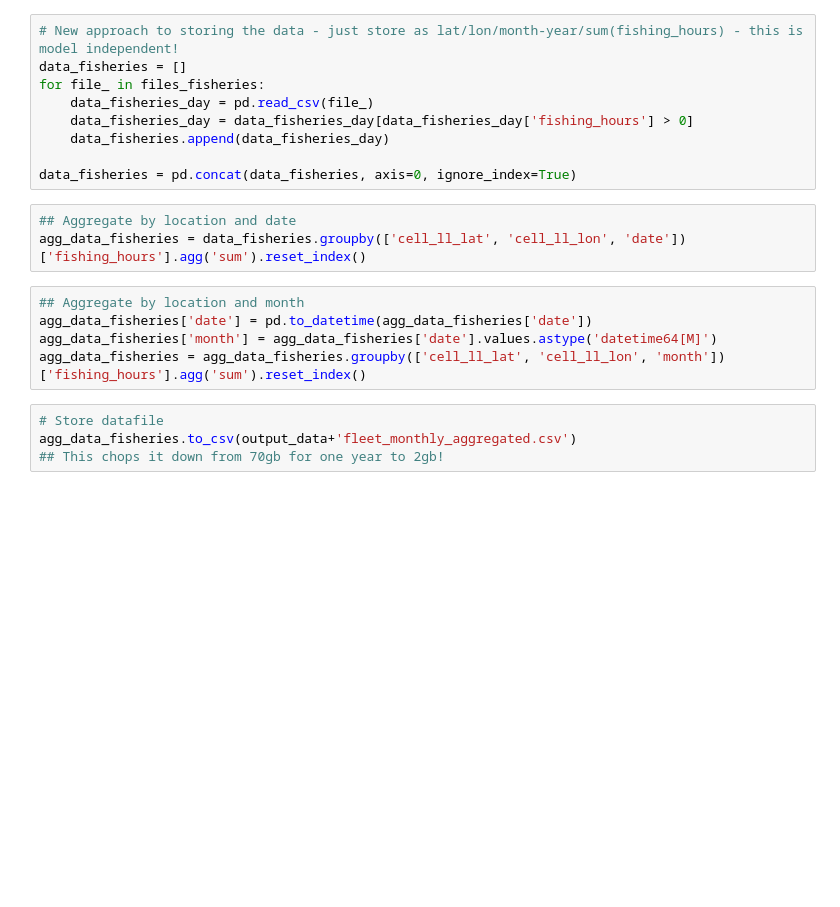
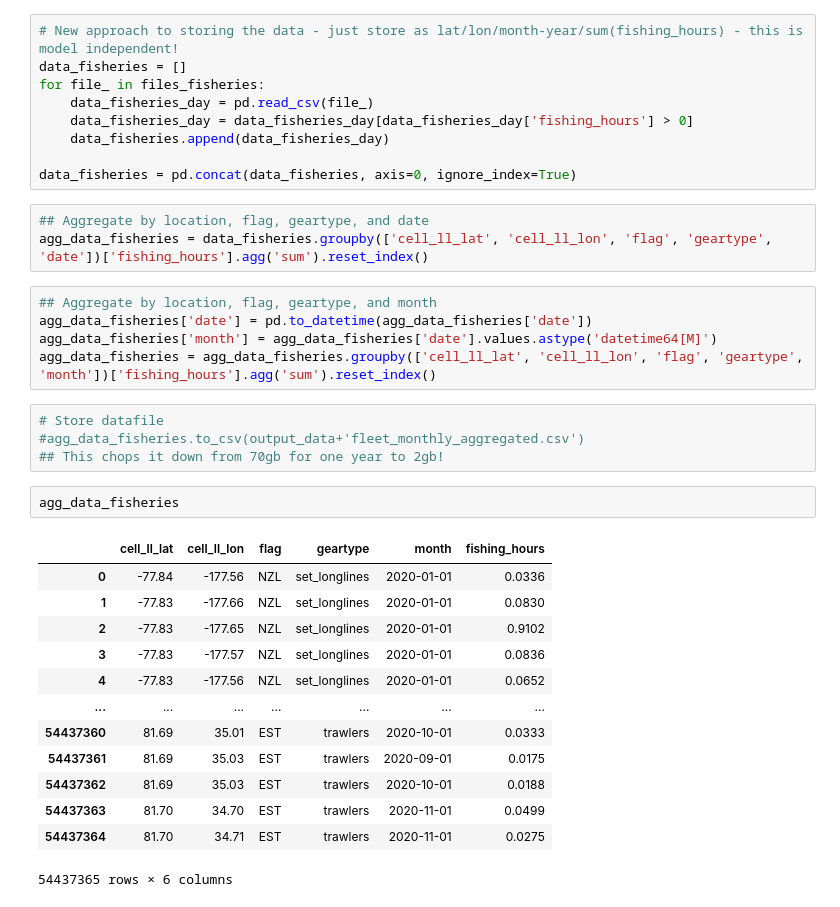
Before and after one commit to fanqi203/plasticparcels, a Jupyter notebook: src/release/create_fisheries_release.ipynb, the cells around one changed output. Saved outputs shown, nothing was run; the diff lists cells and outputs as text; blank space fills up the shorter version.

```diff
--- a/src/release/create_fisheries_release.ipynb
+++ b/src/release/create_fisheries_release.ipynb
@@ -23,14 +24,30 @@ for file_ in files_fisheries:
 
 data_fisheries = pd.concat(data_fisheries, axis=0, ignore_index=True)
 # %%
-## Aggregate by location and date
-agg_data_fisheries = data_fisheries.groupby(['cell_ll_lat', 'cell_ll_lon', 'date'])['fishing_hours'].agg('sum').reset_index()
+## Aggregate by location, flag, geartype, and date
+agg_data_fisheries = data_fisheries.groupby(['cell_ll_lat', 'cell_ll_lon', 'flag', 'geartype', 'date'])['fishing_hours'].agg('sum').reset_index()
 # %%
-## Aggregate by location and month
+## Aggregate by location, flag, geartype, and month
 agg_data_fisheries['date'] = pd.to_datetime(agg_data_fisheries['date'])
 agg_data_fisheries['month'] = agg_data_fisheries['date'].values.astype('datetime64[M]')
-agg_data_fisheries = agg_data_fisheries.groupby(['cell_ll_lat', 'cell_ll_lon', 'month'])['fishing_hours'].agg('sum').reset_index()
+agg_data_fisheries = agg_data_fisheries.groupby(['cell_ll_lat', 'cell_ll_lon', 'flag', 'geartype', 'month'])['fishing_hours'].agg('sum').reset_index()
 # %%
 # Store datafile
-agg_data_fisheries.to_csv(output_data+'fleet_monthly_aggregated.csv')
+#agg_data_fisheries.to_csv(output_data+'fleet_monthly_aggregated.csv')
 ## This chops it down from 70gb for one year to 2gb!
+# %%
+agg_data_fisheries
+# %% [output]
+|  | cell_ll_lat | cell_ll_lon | flag | geartype | month | fishing_hours |
+| 0 | -77.84 | -177.56 | NZL | set_longlines | 2020-01-01 | 0.0336 |
+| 1 | -77.83 | -177.66 | NZL | set_longlines | 2020-01-01 | 0.0830 |
+| 2 | -77.83 | -177.65 | NZL | set_longlines | 2020-01-01 | 0.9102 |
+| 3 | -77.83 | -177.57 | NZL | set_longlines | 2020-01-01 | 0.0836 |
+| 4 | -77.83 | -177.56 | NZL | set_longlines | 2020-01-01 | 0.0652 |
+| ... | ... | ... | ... | ... | ... | ... |
+| 54437360 | 81.69 | 35.01 | EST | trawlers | 2020-10-01 | 0.0333 |
+| 54437361 | 81.69 | 35.03 | EST | trawlers | 2020-09-01 | 0.0175 |
+| 54437362 | 81.69 | 35.03 | EST | trawlers | 2020-10-01 | 0.0188 |
+| 54437363 | 81.70 | 34.70 | EST | trawlers | 2020-11-01 | 0.0499 |
+| 54437364 | 81.70 | 34.71 | EST | trawlers | 2020-11-01 | 0.0275 |
+54437365 rows × 6 columns
```
Also changed, not shown: parts of 6 cells of this notebook, 2 other files.
